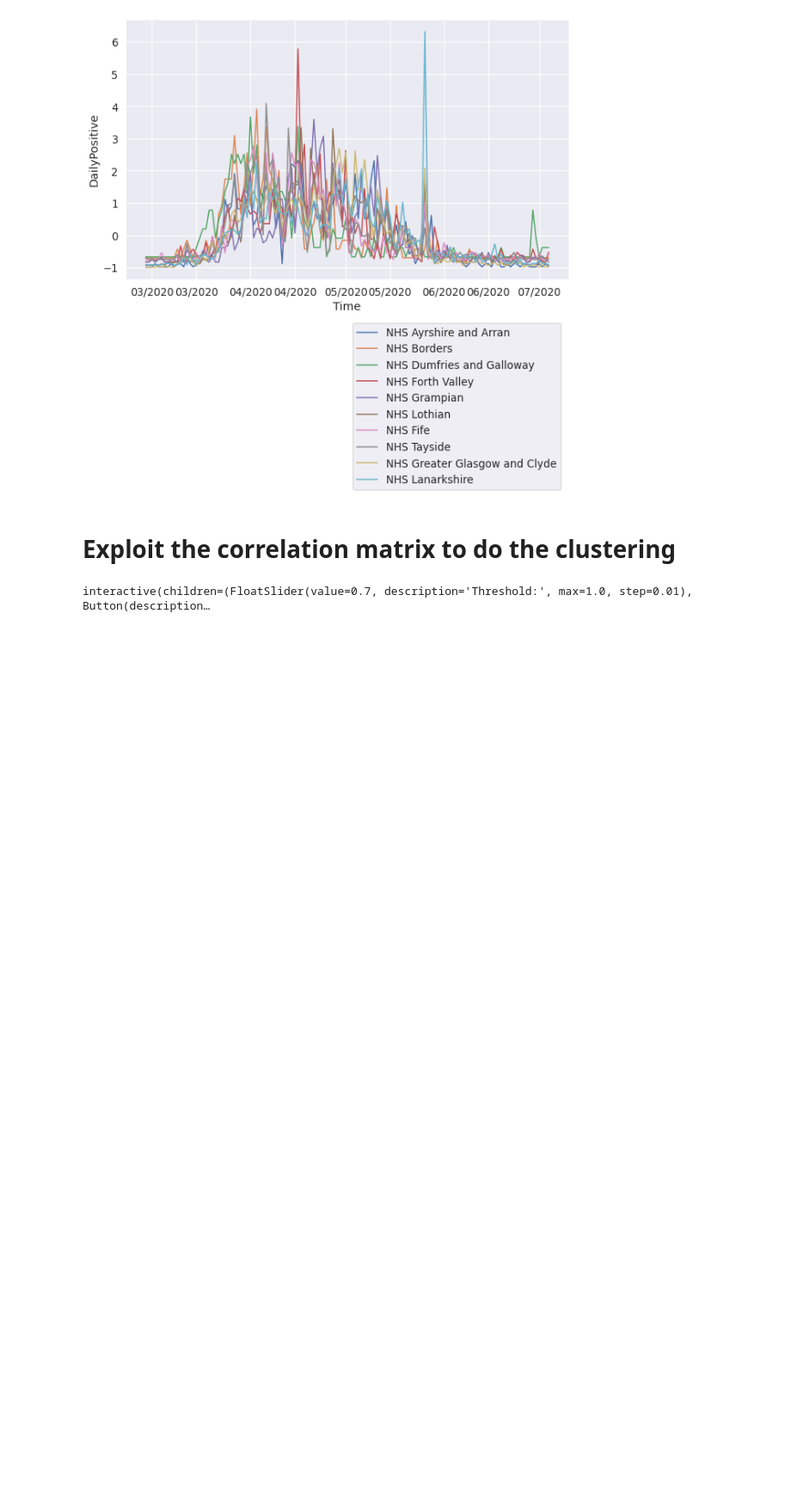
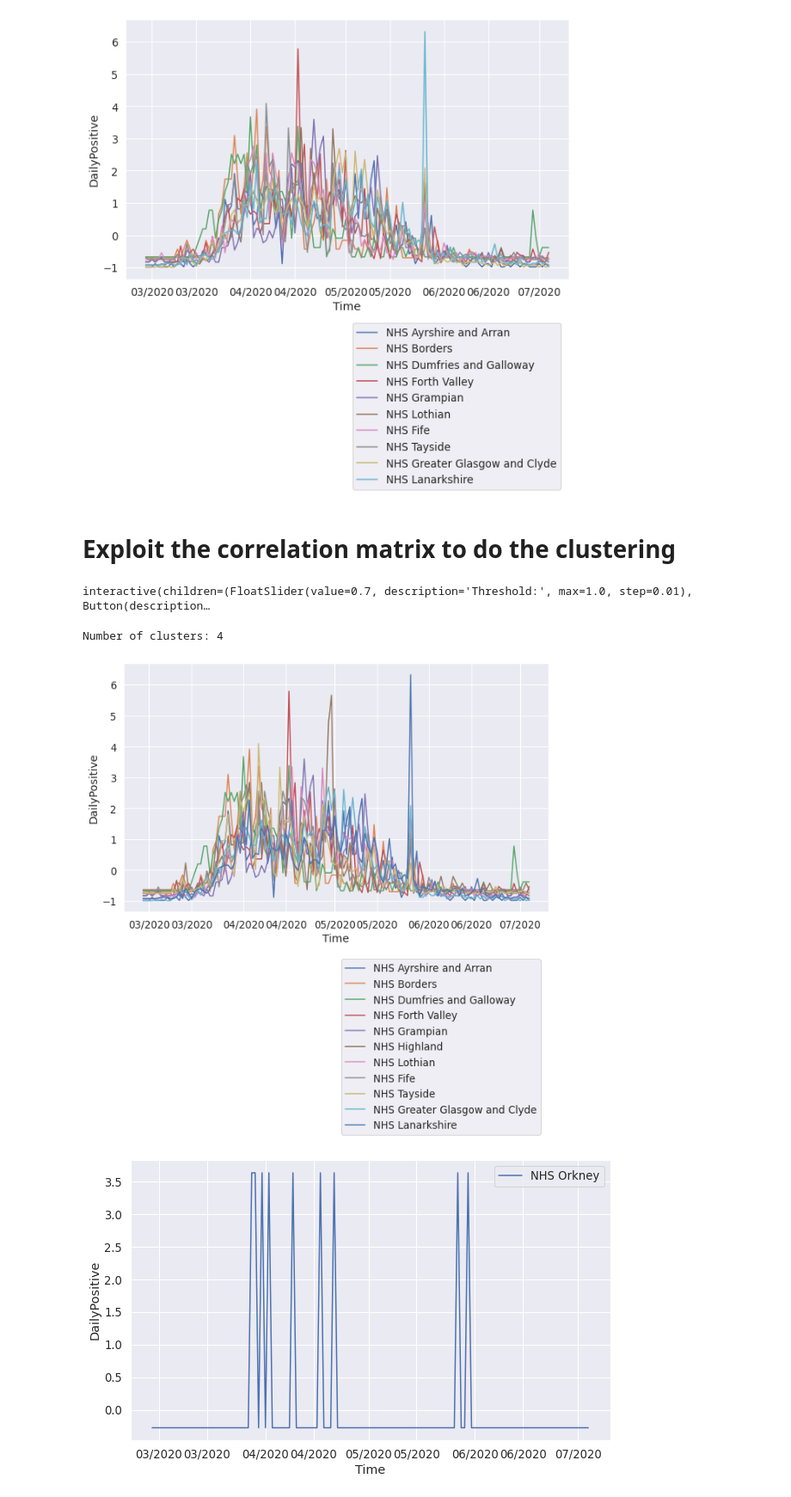
Before and after one commit to ScottishCovidResponse/scrc-vis-analytical, a Jupyter notebook: CorrelationMetrics/correlation_and_clustering.ipynb, the cells around one changed output. Shown at 86% size. Cells and saved outputs as stored; diff of their text form; code cells hidden in the pictures; blank space fills up the shorter version.

Commit message:
Make sure the last plots are in the notebook that is rendered in github.

```diff
--- a/CorrelationMetrics/correlation_and_clustering.ipynb
+++ b/CorrelationMetrics/correlation_and_clustering.ipynb
@@ -692,3 +693,10 @@ def cluster_correlation_matrix(threshold):
 interact_manual(cluster_correlation_matrix, threshold=widgets.FloatSlider(description='Threshold:', value=0.7, min=0.0, max=1.0, step=1e-2));
 # %% [output]
 interactive(children=(FloatSlider(value=0.7, description='Threshold:', max=1.0, step=0.01), Button(description…
+# %%
+print("Number of clusters:", np.max(cluster_set) + 1)
+plotClusters(cluster_set, df)
+# %% [output]
+Number of clusters: 4
+[figure, added]
+[figure, added]
```
Also changed, not shown: parts of 2 cells of this notebook.
